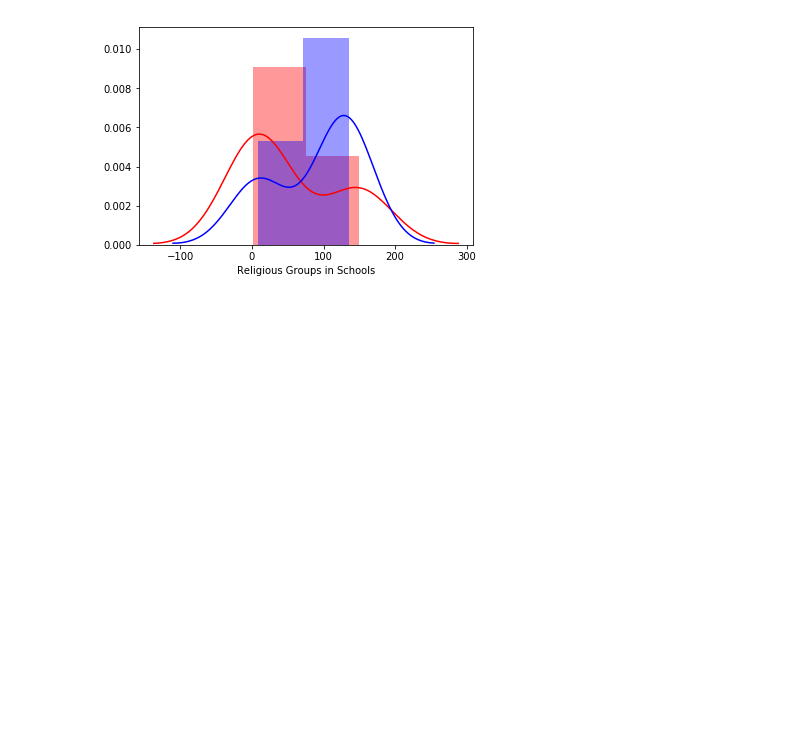
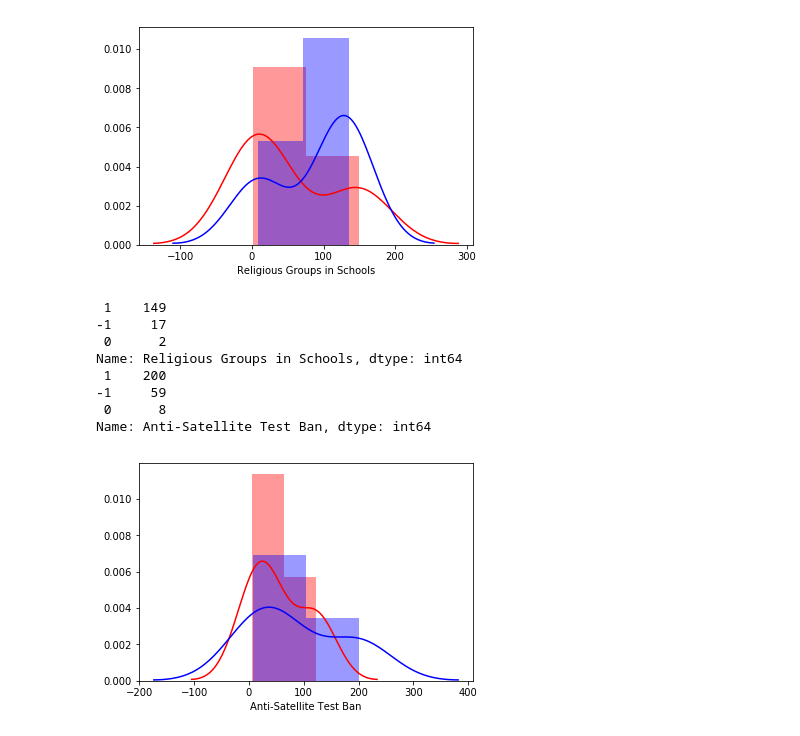
Before and after one commit to npgeorge/DS-Unit-1-Sprint-3-Statistical-Tests-and-Experiments, a Jupyter notebook: Nicholas_George_LS_DS_131_Statistics_Probability_Assignment.ipynb, the cells around one changed output. Cells and saved outputs as stored; diff of their text form; code cells hidden in the pictures; blank space fills up the shorter version.

```diff
--- a/Nicholas_George_LS_DS_131_Statistics_Probability_Assignment.ipynb
+++ b/Nicholas_George_LS_DS_131_Statistics_Probability_Assignment.ipynb
@@ -234,3 +234,22 @@ Name: Religious Groups in Schools, dtype: int64
  0      9
 Name: Religious Groups in Schools, dtype: int64
 [figure]
+# %%
+#7th column
+reps_astb = republicans['Anti-Satellite Test Ban'].value_counts()
+sns.distplot(reps_astb,color='r');
+print(reps_rga)
+
+dems_astb = democrats['Anti-Satellite Test Ban'].value_counts()
+sns.distplot(dems_astb, color='b');
+print(dems_astb)
+# %% [output]
+ 1    149
+-1     17
+ 0      2
+Name: Religious Groups in Schools, dtype: int64
+ 1    200
+-1     59
+ 0      8
+Name: Anti-Satellite Test Ban, dtype: int64
+[figure, added]
```
Also changed, not shown: parts of 16 cells of this notebook.
